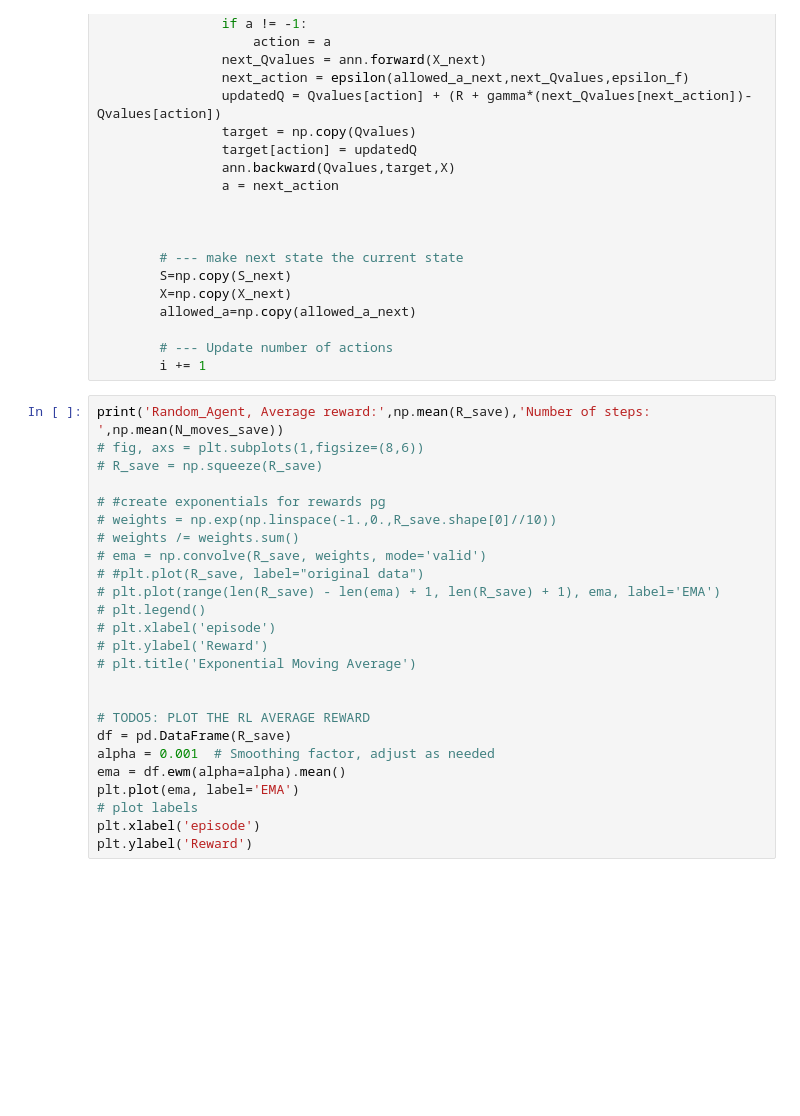
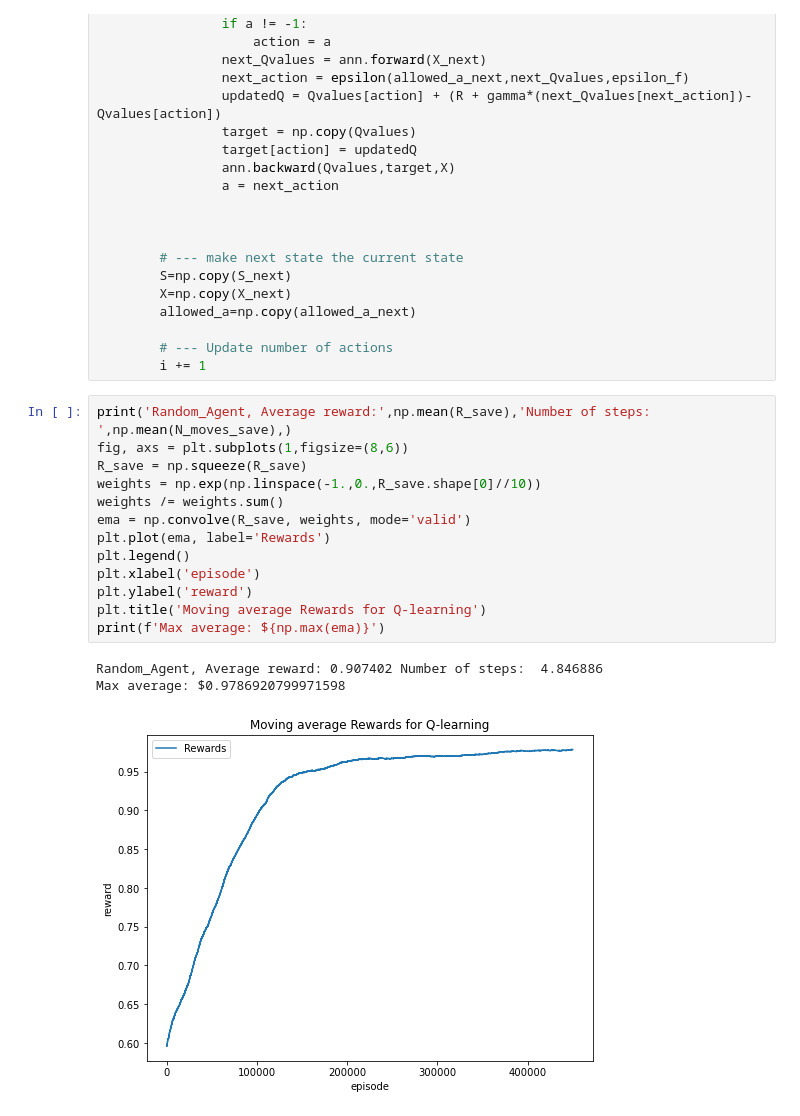
Before and after one commit to Salma0104/reinforcement_learning, a Jupyter notebook: Assignment.ipynb, the cells around one changed output. Saved outputs shown, nothing was run; the diff lists cells and outputs as text; blank space fills up the shorter version.

```diff
--- a/Assignment.ipynb
+++ b/Assignment.ipynb
@@ -158,29 +158,21 @@ for n in range(N_episodes):
         # --- Update number of actions
         i += 1
 # %%
-print('Random_Agent, Average reward:',np.mean(R_save),'Number of steps: ',np.mean(N_moves_save))
-# fig, axs = plt.subplots(1,figsize=(8,6))
-# R_save = np.squeeze(R_save)
-
-# #create exponentials for rewards pg
-# weights = np.exp(np.linspace(-1.,0.,R_save.shape[0]//10))
-# weights /= weights.sum()
-# ema = np.convolve(R_save, weights, mode='valid')
-# #plt.plot(R_save, label="original data")
-# plt.plot(range(len(R_save) - len(ema) + 1, len(R_save) + 1), ema, label='EMA')
-# plt.legend()
-# plt.xlabel('episode')
-# plt.ylabel('Reward')
-# plt.title('Exponential Moving Average')
-
-
-# TODO5: PLOT THE RL AVERAGE REWARD
-df = pd.DataFrame(R_save)
-alpha = 0.001  # Smoothing factor, adjust as needed
-ema = df.ewm(alpha=alpha).mean()
-plt.plot(ema, label='EMA')
-# plot labels
+print('Random_Agent, Average reward:',np.mean(R_save),'Number of steps: ',np.mean(N_moves_save),)
+fig, axs = plt.subplots(1,figsize=(8,6))
+R_save = np.squeeze(R_save)
+weights = np.exp(np.linspace(-1.,0.,R_save.shape[0]//10))
+weights /= weights.sum()
+ema = np.convolve(R_save, weights, mode='valid')
+plt.plot(ema, label='Rewards')
+plt.legend()
 plt.xlabel('episode')
-plt.ylabel('Reward')
+plt.ylabel('reward')
+plt.title('Moving average Rewards for Q-learning')
+print(f'Max average: ${np.max(ema)}')
+# %% [output]
+Random_Agent, Average reward: 0.907402 Number of steps:  4.846886
+Max average: $0.9786920799971598
+[figure, added]
 # %%
 fig, axs = plt.subplots(1,figsize=(8,6))
```
Also changed, not shown: parts of 4 cells of this notebook.
